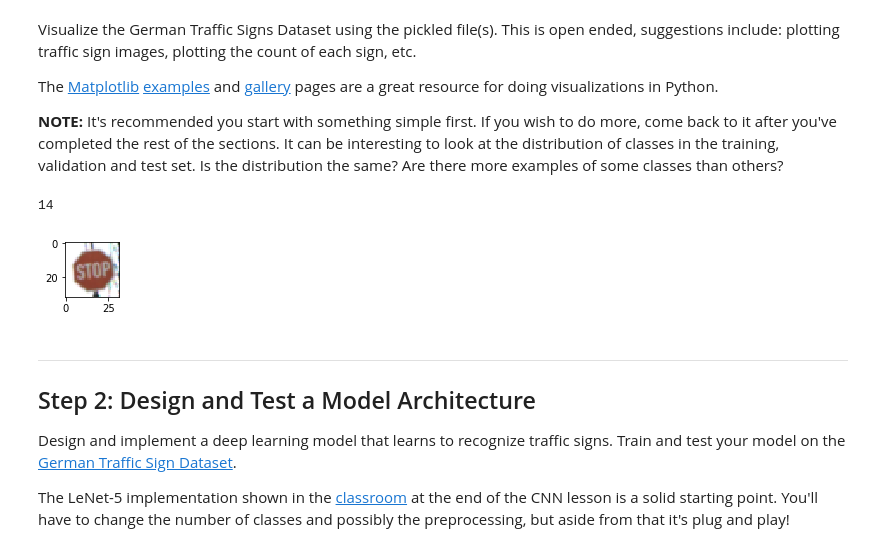
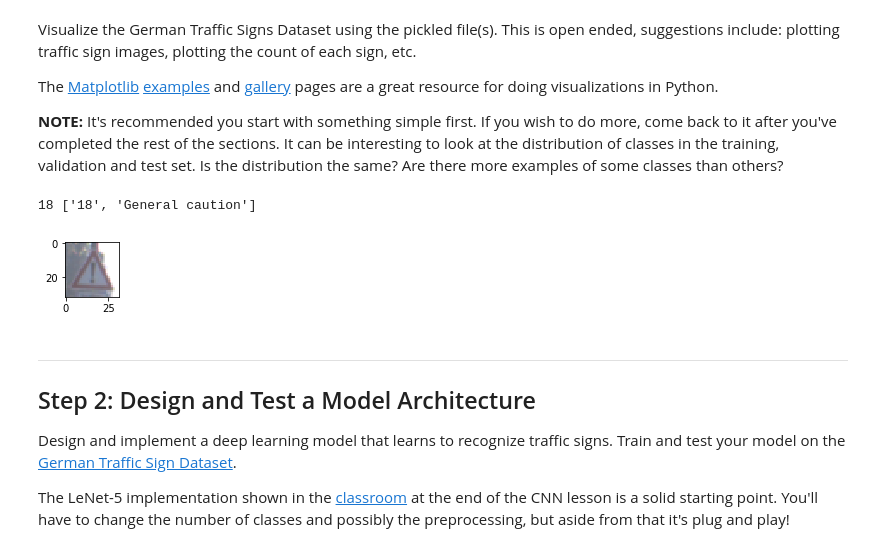
Before and after one commit to KSHIBA-HHQ/CarND-Traffic-Sign-Classifier-Project, a Jupyter notebook: Traffic_Sign_Classifier.ipynb, the cells around one changed output. Cells and saved outputs as stored; diff of their text form; code cells hidden in the pictures.

```diff
--- a/Traffic_Sign_Classifier.ipynb
+++ b/Traffic_Sign_Classifier.ipynb
@@ -190,21 +194,21 @@ The [Matplotlib](http://matplotlib.org/) [examples](http://matplotlib.org/exampl
 # %%
 ### Data exploration visualization code goes here.
 ### Feel free to use as many code cells as needed.
 import matplotlib.pyplot as plt
 # Visualizations will be shown in the notebook.
 %matplotlib inline
 
 
 import random
 index = random.randint(0, len(X_train))
 image = X_train[index].squeeze()
 
 plt.figure(figsize=(1,1))
-plt.imshow(image, cmap="gray")
-print(y_train[index])
+plt.imshow(image)  ##plt.imshow(image, cmap="gray")
+print(y_train[index],xlist[y_train[index]])
 # %% [output]
-14
+18 ['18', 'General caution']
-[figure, old version]
+[figure, new version]
 # %% [markdown]
 ----
 
```
Also changed, not shown: parts of 5 cells of this notebook.
